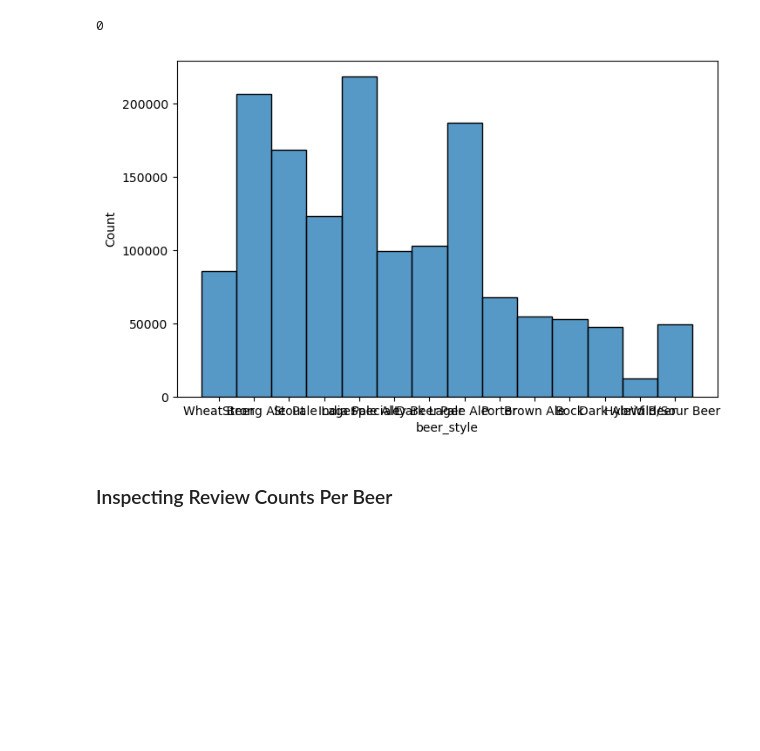
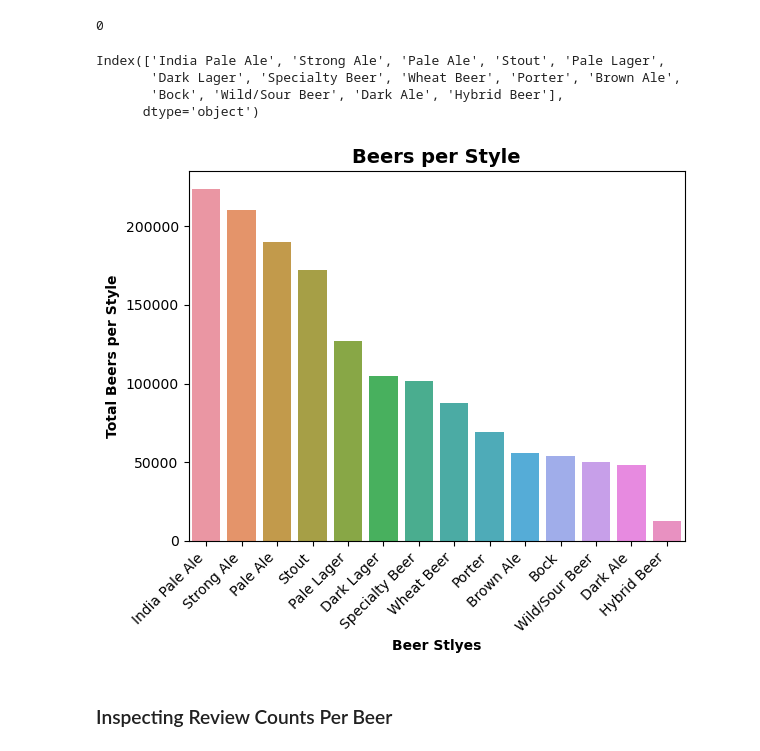
Before and after one commit to ashlidougherty/Beer-Recommender, a Jupyter notebook: DataPrep.ipynb, the cells around one changed output. Drawn from its saved outputs; the diff is of its cells as text; code cells hidden in the pictures; blank space fills up the shorter version.

Commit message:
edited visualizations

```diff
--- a/DataPrep.ipynb
+++ b/DataPrep.ipynb
@@ -1092,7 +1096,7 @@ df_reviews.beer_abv.min(), df_reviews.beer_abv.max(), df_reviews.beer_abv.mean()
 abv_bins = [-1, 5, 10, 15]
 abv_labels = ['Low', 'Medium', 'High']
 # %%
-df_reviews.ABV = pd.cut(x=df_reviews.beer_abv,
+df_reviews['beer_abv'] = pd.cut(x=df_reviews['beer_abv'],
                        bins = abv_bins,
                        labels= abv_labels)
 # %%
@@ -1283,12 +1287,23 @@ df_reviews.drop_duplicates(inplace=True)
 df_reviews.duplicated().sum()
 # %% [output]
 0
+# %%
+review_styles = df_reviews['beer_style'].value_counts()
+review_styles.index
+# %% [output]
+Index(['India Pale Ale', 'Strong Ale', 'Pale Ale', 'Stout', 'Pale Lager',
+       'Dark Lager', 'Specialty Beer', 'Wheat Beer', 'Porter', 'Brown Ale',
+       'Bock', 'Wild/Sour Beer', 'Dark Ale', 'Hybrid Beer'],
+      dtype='object')
 # %%
-plt.figure(figsize=(8,5))
-ax = sns.histplot(df_reviews['beer_style'], color = 'tab:blue', edgecolor='black')
-#ax.set_xticklabels(ax.get_xticklabels(),rotation = 30, ha='right');
+#fig, ax = plt.subplots(figsize =(10, 8)
+sns.barplot(x=review_styles.index, y=review_styles.values)
+plt.xticks(rotation=45, ha='right')
+plt.ylabel('Total Beers per Style', weight='bold')
+plt.xlabel('Beer Stlyes', weight='bold')
+plt.title('Beers per Style', weight='bold', size=14);
 # %% [output]
-[figure, old version]
+[figure, new version]
 # %% [markdown]
 ### Inspecting Review Counts Per Beer
 # %%
```
Also changed, not shown: parts of 12 cells of this notebook.
